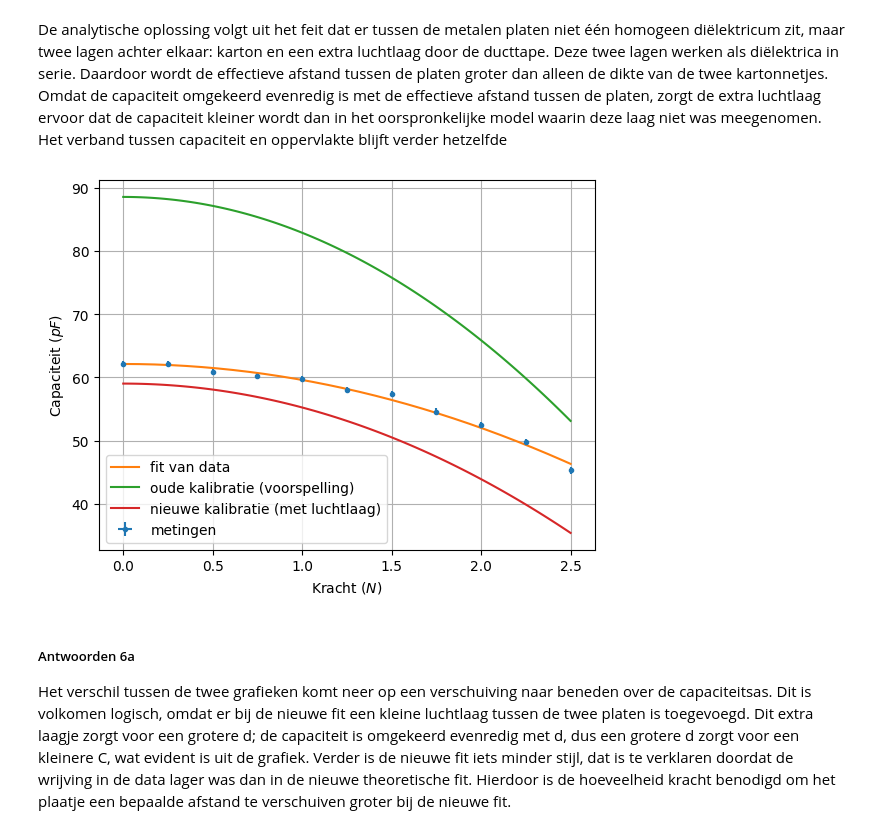
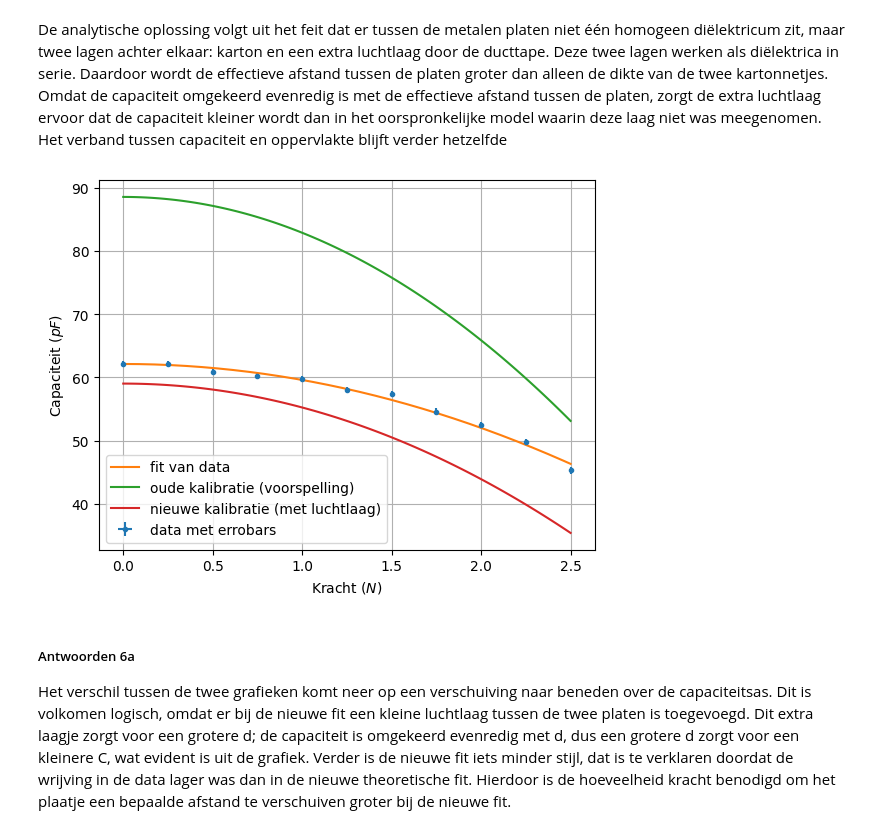
Before and after one commit to tdrvs/opdrachten-DEF-D, a Jupyter notebook: DigitaleOntwerpopdrachten/1CondensatorOpdracht/CondensatorOntwerpopdracht.ipynb, the cells around one changed output. Drawn from its saved outputs; the diff is of its cells as text; code cells hidden in the pictures.

```diff
--- a/DigitaleOntwerpopdrachten/1CondensatorOpdracht/CondensatorOntwerpopdracht.ipynb
+++ b/DigitaleOntwerpopdrachten/1CondensatorOpdracht/CondensatorOntwerpopdracht.ipynb
@@ -968,35 +953,35 @@ def schaalfactor(d_k, eps_r_k, d_lucht, eps_r_lucht):
 
 s = schaalfactor(d_k, eps_r_karton, d_lucht, eps_r_lucht)
 
 C_nieuw = s*C_oud
 
 # data met fit
 
 Arduino = np.array([62.1,60.9,59.7,57.4,52.5,45.3,62.1,60.2,58.0,54.6,49.8])
 Veerunster = np.array([0,0.5,1.0,1.5,2.0,2.5,0.25,0.75,1.25,1.75,2.25])
 
 def func(x,a,b):
     return a*x**2+b
 
 val, cov = curve_fit(func,Veerunster,Arduino)
 a_fit = val[0]
 b_fit = val[1]
 
 xtest = np.linspace(0,2.5,200)
 yfit = func(xtest,a_fit,b_fit)
 
 plt.figure()
-plt.errorbar(Veerunster,Arduino,xerr=0.01,yerr=0.5,fmt='.',label='metingen')
+plt.errorbar(Veerunster,Arduino,xerr=0.01,yerr=0.5,fmt='.',label='data met errobars')
 plt.plot(xtest,yfit,label='fit van data')
 plt.plot(F,C_oud*1e12,label='oude kalibratie (voorspelling)')
 plt.plot(F,C_nieuw*1e12,label='nieuwe kalibratie (met luchtlaag)')
 plt.xlabel('Kracht ($N$)')
 plt.ylabel('Capaciteit ($pF$)')
 plt.legend()
 plt.grid()
 plt.show()
 # %% [output]
-[figure, old version]
+[figure, new version]
 # %% [markdown]
 ##### Antwoorden 6a
 
```
Also changed, not shown: parts of 6 cells of this notebook.
